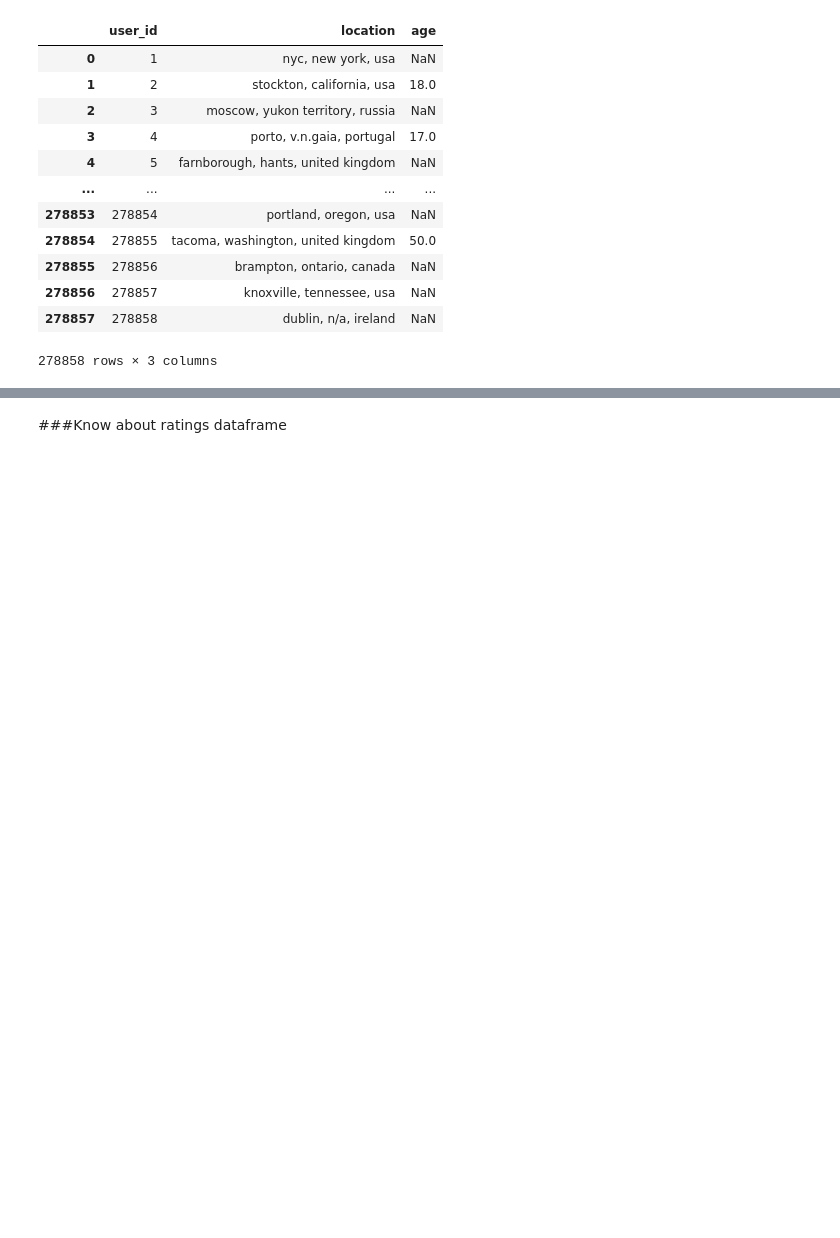
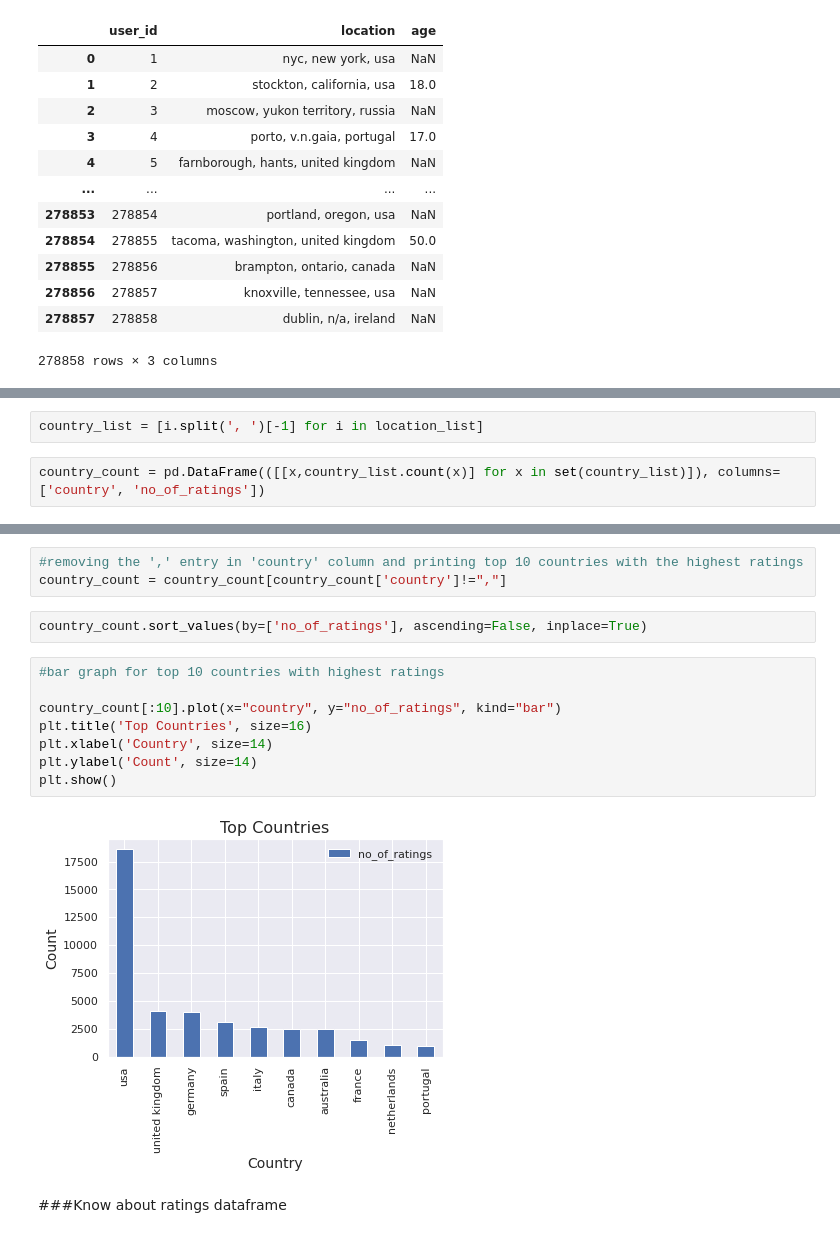
Before and after one commit to chvikas/Book-Recommendation-System, a Jupyter notebook: Book_Recommendation_System_Unsupervised_ML.ipynb, the cells around one changed output, grey strips where cells are left out. Drawn from its saved outputs; the diff is of its cells as text; blank space fills up the shorter version.

```diff
--- a/Book_Recommendation_System_Unsupervised_ML.ipynb
+++ b/Book_Recommendation_System_Unsupervised_ML.ipynb
@@ -188,0 +239,4 @@ memory usage: 6.4+ MB
+# %%
+country_list = [i.split(', ')[-1] for i in location_list]
+# %%
+country_count = pd.DataFrame(([[x,country_list.count(x)] for x in set(country_list)]), columns=['country', 'no_of_ratings'])
@@ -189,3 +258,18 @@ memory usage: 6.4+ MB
+# %%
+#removing the ',' entry in 'country' column and printing top 10 countries with the highest ratings
+country_count = country_count[country_count['country']!=","]
+# %%
+country_count.sort_values(by=['no_of_ratings'], ascending=False, inplace=True)
+# %%
+#bar graph for top 10 countries with highest ratings
+
+country_count[:10].plot(x="country", y="no_of_ratings", kind="bar")
+plt.title('Top Countries', size=16)
+plt.xlabel('Country', size=14)
+plt.ylabel('Count', size=14)
+plt.show()
+# %% [output]
+[figure, added]
 # %% [markdown]
 ###Know about ratings dataframe
 # %%
```
Also changed, not shown: parts of 33 cells of this notebook.
